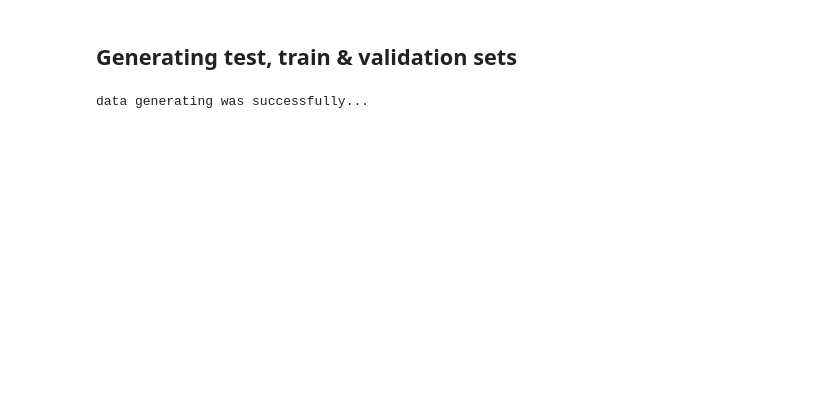
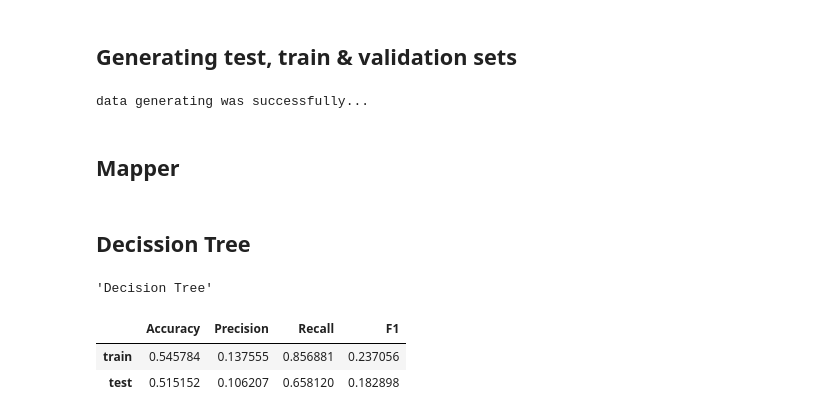
Before and after one commit to AgusTrulli/ML_Grupo_2, a Jupyter notebook: tp2_experimentation.ipynb, the cells around one changed output. Cells and saved outputs as stored; diff of their text form; code cells hidden in the pictures; blank space fills up the shorter version.

Commit message:
Adds initial decission tree experiment

```diff
--- a/tp2_experimentation.ipynb
+++ b/tp2_experimentation.ipynb
@@ -122,3 +119,21 @@ validation, test = train_test_split(not_train, test_size=0.5, random_state=1)
 print('data generating was successfully...')
 # %% [output]
 data generating was successfully...
+# %% [markdown]
+## Mapper
+# %%
+mapper = DataFrameMapper([
+    (['code_gender'], [ce.OneHotEncoder()]),
+    (['flag_own_car'], [ce.OneHotEncoder()]),
+    (['flag_own_realty'], [ce.OneHotEncoder()]),
+    (['amt_income_total'], [StandardScaler()]),
+    (['name_income_type'], [ce.WOEEncoder()]),
+    (['name_education_type'], [ce.WOEEncoder()]),
+    (['name_family_status'], [ce.WOEEncoder()]),
+    (['name_housing_type'], [ce.WOEEncoder()]),
+    (['months_employed'], [StandardScaler()]),
+    (['occupation_type'], [ce.WOEEncoder()]),
+    (['months_employed_range'], [ce.WOEEncoder()])
+])
+# %% [markdown]
+## Decission Tree
@@ -124,0 +143,18 @@ data generating was successfully...
+# %%
+tree = DecisionTreeClassifier(random_state=1,
+                              class_weight="balanced", max_depth=10)
+
+pipe = Pipeline([
+    ('mapper', mapper),
+    ('imputer', SimpleImputer(strategy='mean')),
+    ('classifier', tree)
+])
+
+pipe.fit(X_train, y_train)
+
+evaluate_model(pipe, title='Decision Tree')
+# %% [output]
+'Decision Tree'
+|  | Accuracy | Precision | Recall | F1 |
+| train | 0.545784 | 0.137555 | 0.856881 | 0.237056 |
+| test | 0.515152 | 0.106207 | 0.658120 | 0.182898 |
```
Also changed, not shown: parts of 20 cells of this notebook.
